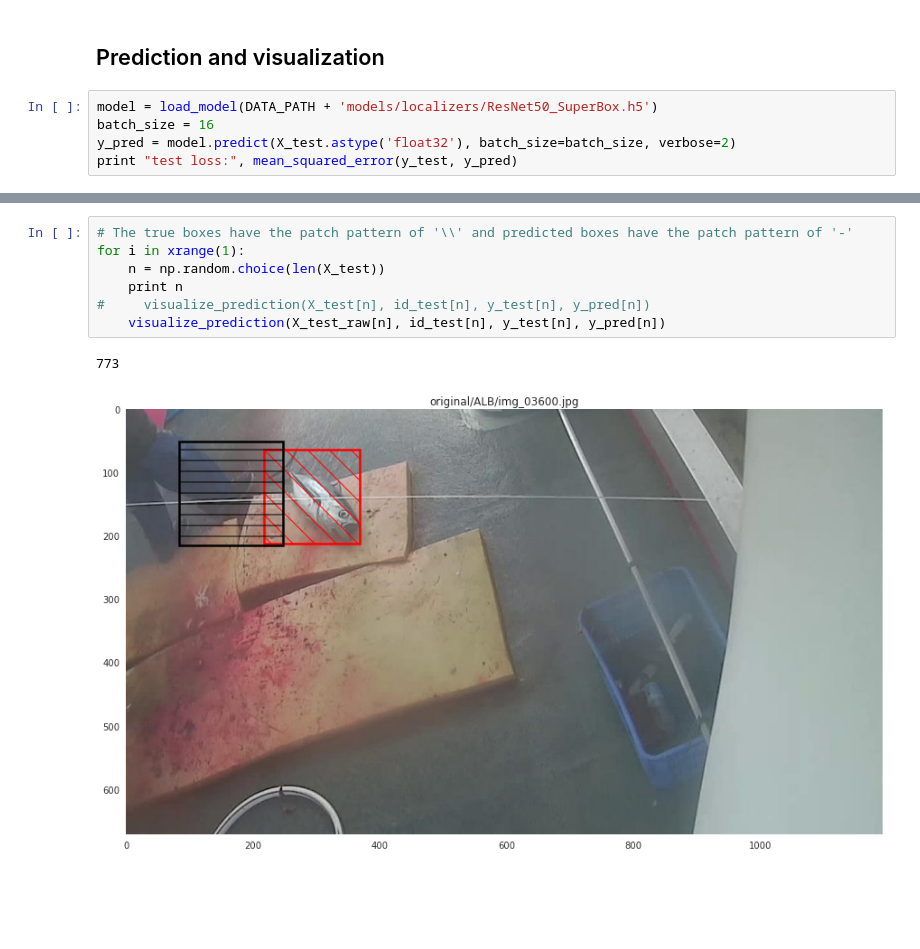
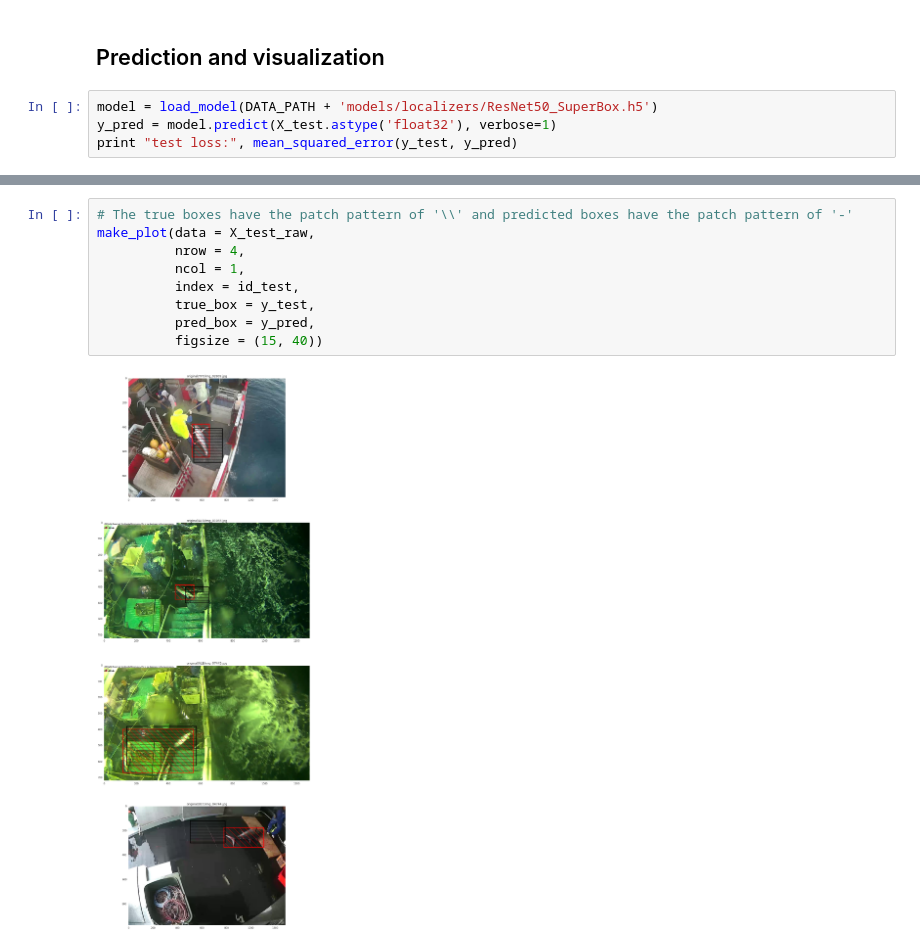
Before and after one commit to lqdreality/fisheries_monitoring, a Jupyter notebook: localizers/localizer_ResNet50_SuperBox_4.ipynb, the cells around one changed output, grey strips where cells are left out. Drawn from its saved outputs; the diff is of its cells as text; blank space fills up the shorter version.

```diff
--- a/localizers/localizer_ResNet50_SuperBox_4.ipynb
+++ b/localizers/localizer_ResNet50_SuperBox_4.ipynb
@@ -234,7 +258,6 @@ model.save(DATA_PATH + 'models/localizers/ResNet50_SuperBox.h5')
 ## Prediction and visualization
 # %%
 model = load_model(DATA_PATH + 'models/localizers/ResNet50_SuperBox.h5')
-batch_size = 16
-y_pred = model.predict(X_test.astype('float32'), batch_size=batch_size, verbose=2)
+y_pred = model.predict(X_test.astype('float32'), verbose=1)
 print "test loss:", mean_squared_error(y_test, y_pred)
 # %% [output]
@@ -242,10 +266,11 @@ test loss: 0.00504690722207
 # %%
 # The true boxes have the patch pattern of '\\' and predicted boxes have the patch pattern of '-'
-for i in xrange(1):
-    n = np.random.choice(len(X_test))
-    print n
-#     visualize_prediction(X_test[n], id_test[n], y_test[n], y_pred[n])
-    visualize_prediction(X_test_raw[n], id_test[n], y_test[n], y_pred[n])
+make_plot(data = X_test_raw,
+          nrow = 4,
+          ncol = 1,
+          index = id_test,
+          true_box = y_test,
+          pred_box = y_pred,
+          figsize = (15, 40))
 # %% [output]
-773
-[figure, old version]
+[figure, new version]
```
Also changed, not shown: parts of 12 cells of this notebook, 2 other files.
